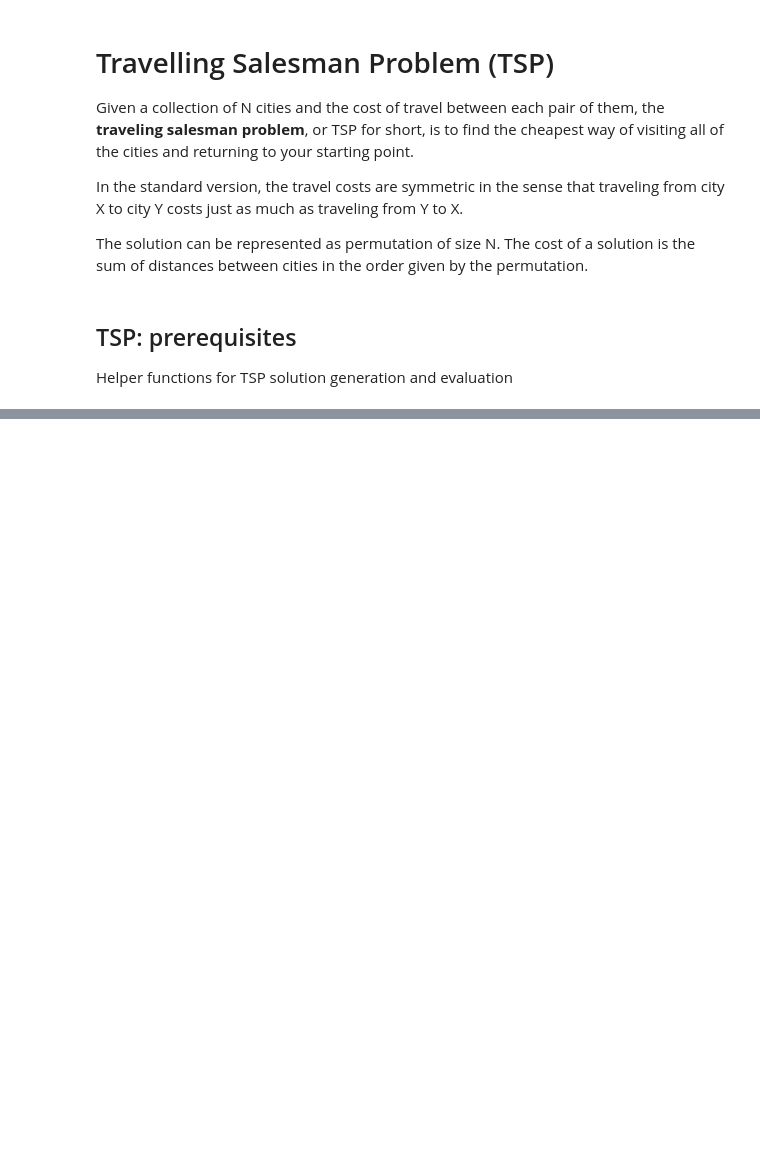
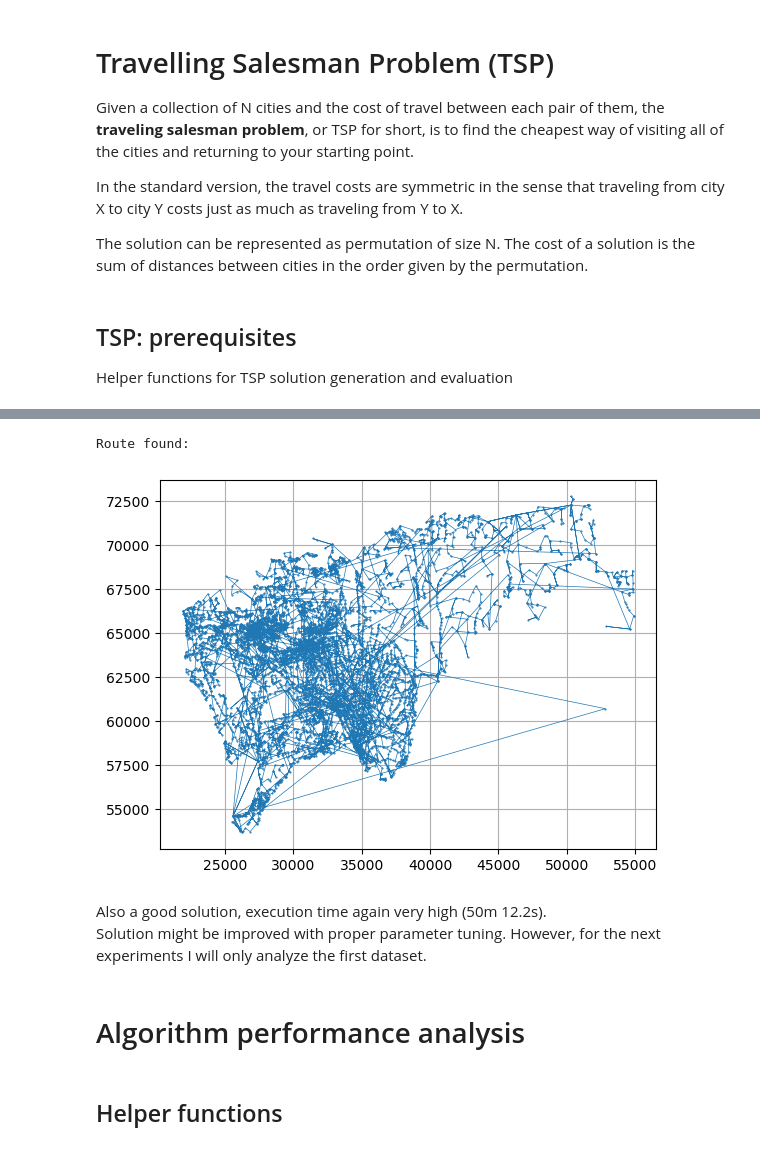
Before and after one commit to Tamarov128/metaheuristics-labs, a Jupyter notebook: lab8/MH-Lab8-A8.ipynb, the cells around one changed output, grey strips where cells are left out. Saved outputs shown, nothing was run; the diff lists cells and outputs as text; code cells hidden in the pictures; blank space fills up the shorter version.

```diff
--- a/lab8/MH-Lab8-A8.ipynb
+++ b/lab8/MH-Lab8-A8.ipynb
@@ -307,0 +717,23 @@ plt.show()
+# %%
+# Displaying algorithm solution for large dataset
+
+print("Route found:")
+x = [nodes[i][0] for i in solution]
+x.append(x[0])
+
+y = [nodes[i][1] for i in solution]
+y.append(y[0])
+
+plt.plot(x, y, marker='o', linestyle='-', markersize=0.5, linewidth=0.5)
+plt.grid()
+plt.show()
+# %% [output]
+Route found:
+[figure, added]
+# %% [markdown]
+Also a good solution, execution time again very high (50m 12.2s).
+Solution might be improved with proper parameter tuning. However, for the next experiments I will only analyze the first dataset.
+# %% [markdown]
+# Algorithm performance analysis
+# %% [markdown]
+## Helper functions
```
Also changed, not shown: parts of 46 cells of this notebook.
